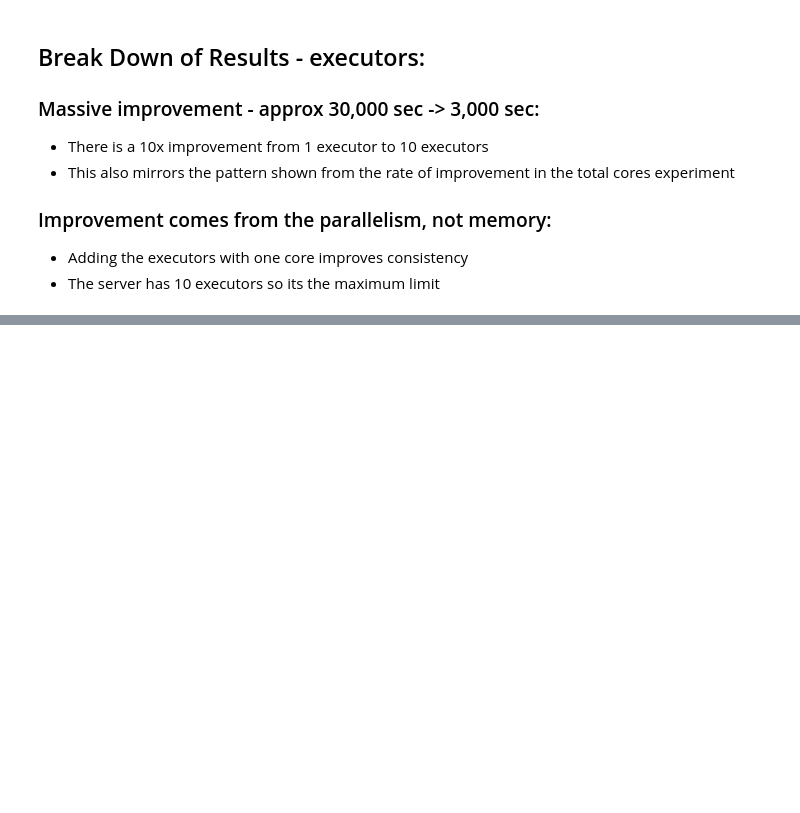
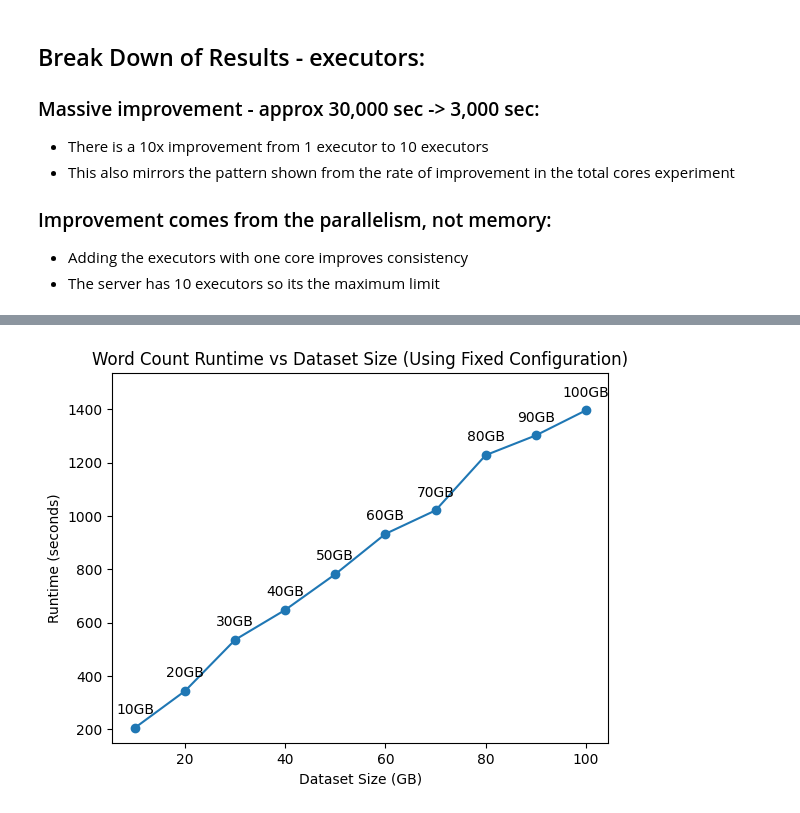
Before and after one commit to Arbzzz04/spark-massive-scale-analytics, a Jupyter notebook: product/Performance_testing/wordcount_performance.ipynb, the cells around one changed output, grey strips where cells are left out. Saved outputs shown, nothing was run; the diff lists cells and outputs as text; code cells hidden in the pictures; blank space fills up the shorter version.

Commit message:
#5: Adding WordCount performance test with datasets and break down of results

```diff
--- a/product/Performance_testing/wordcount_performance.ipynb
+++ b/product/Performance_testing/wordcount_performance.ipynb
@@ -153,3 +153,7 @@ plt.show()
 
 - Adding the executors with one core improves consistency
 - The server has 10 executors so its the maximum limit
+# %%
+performanceData_dataset = pd.read_excel("FYP_performance_testing.xlsx", "WordCount perf - Datasets")
+
+performanceData_dataset
@@ -155,0 +172,28 @@ plt.show()
+# %%
+import matplotlib.pyplot as plt
+
+plt.Figure(figsize=(10,6))
+
+plt.plot(performanceData_dataset["Dataset_GB"],
+        performanceData_dataset["runtime_seconds"],
+        marker="o")
+
+for i, row in performanceData_dataset.iterrows():
+        label = f"{row['Dataset_GB']}GB"
+        plt.annotate(
+                label,
+                (row['Dataset_GB'], row['runtime_seconds']),
+                textcoords="offset points",
+                xytext=(0,10),
+                ha='center'
+        )
+
+# increase y axis size by 10% for better visibility
+plt.ylim(150, performanceData_dataset["runtime_seconds"].max() * 1.1)
+
+plt.title("Word Count Runtime vs Dataset Size (Using Fixed Configuration)")
+plt.xlabel("Dataset Size (GB)")
+plt.ylabel("Runtime (seconds)")
+plt.show()
+# %% [output]
+[figure, added]
```
Also changed, not shown: parts of 2 cells of this notebook.
